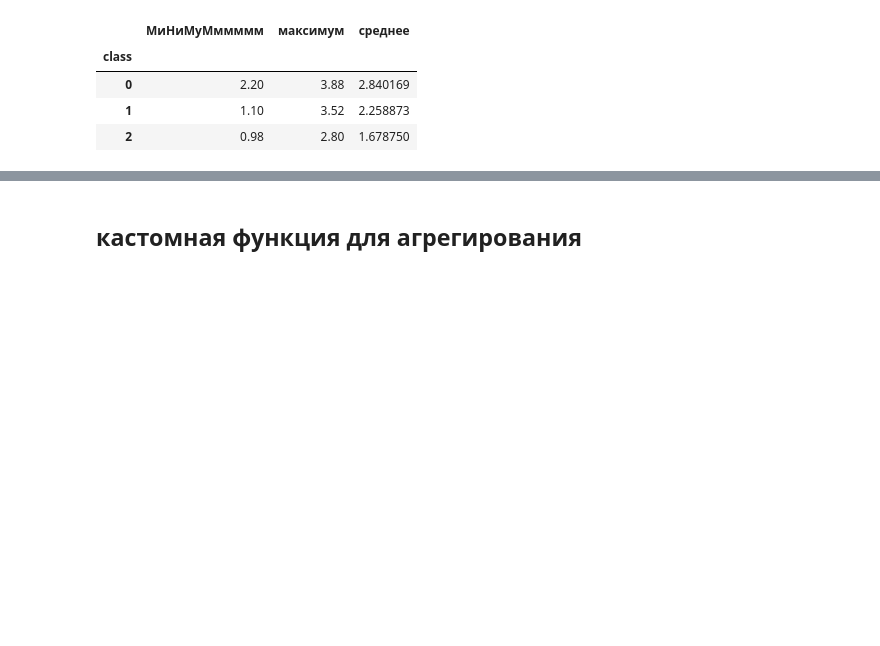
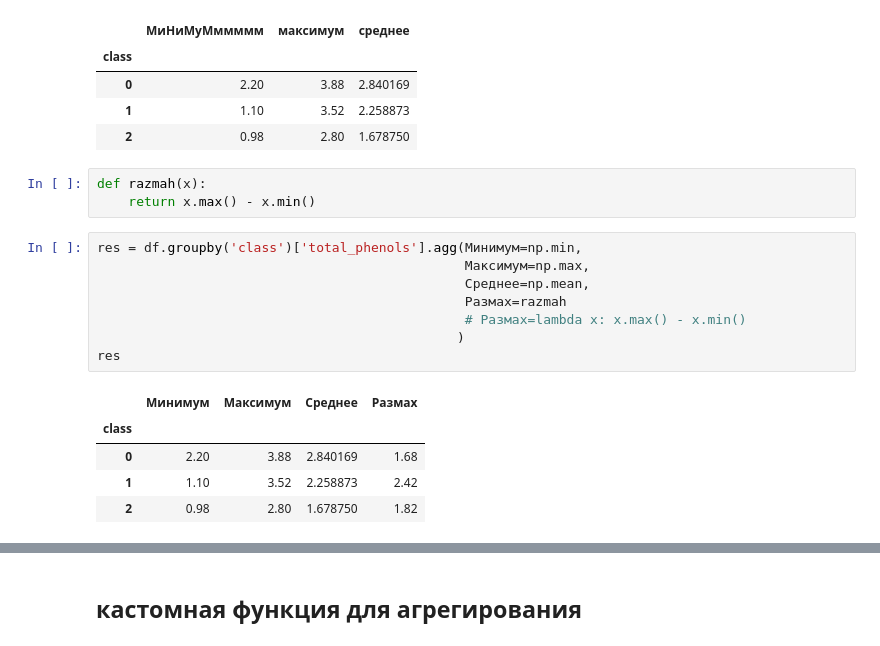
Before and after one commit to igumnov-daniel/HOCK_SEPTEMBER_2023, a Jupyter notebook: 10_groupby/10_2_groupby_LESSON.ipynb, the cells around one changed output, grey strips where cells are left out. Drawn from its saved outputs; the diff is of its cells as text; blank space fills up the shorter version.

```diff
--- a/10_groupby/10_2_groupby_RAW.ipynb
+++ b/10_groupby/10_2_groupby_LESSON.ipynb
@@ -266,3 +281,20 @@ res
 | 0 | 2.20 | 3.88 | 2.840169 |
 | 1 | 1.10 | 3.52 | 2.258873 |
 | 2 | 0.98 | 2.80 | 1.678750 |
+# %%
+def razmah(x):
+    return x.max() - x.min()
+# %%
+res = df.groupby('class')['total_phenols'].agg(Минимум=np.min,
+                                               Максимум=np.max,
+                                               Среднее=np.mean,
+                                               Размах=razmah
+                                               # Размах=lambda x: x.max() - x.min()
+                                              )
+res
+# %% [output]
+|  | Минимум | Максимум | Среднее | Размах |
+| class |  |  |  |  |
+| 0 | 2.20 | 3.88 | 2.840169 | 1.68 |
+| 1 | 1.10 | 3.52 | 2.258873 | 2.42 |
+| 2 | 0.98 | 2.80 | 1.678750 | 1.82 |
```
Also changed, not shown: parts of 5 cells of this notebook, 2 other files.
